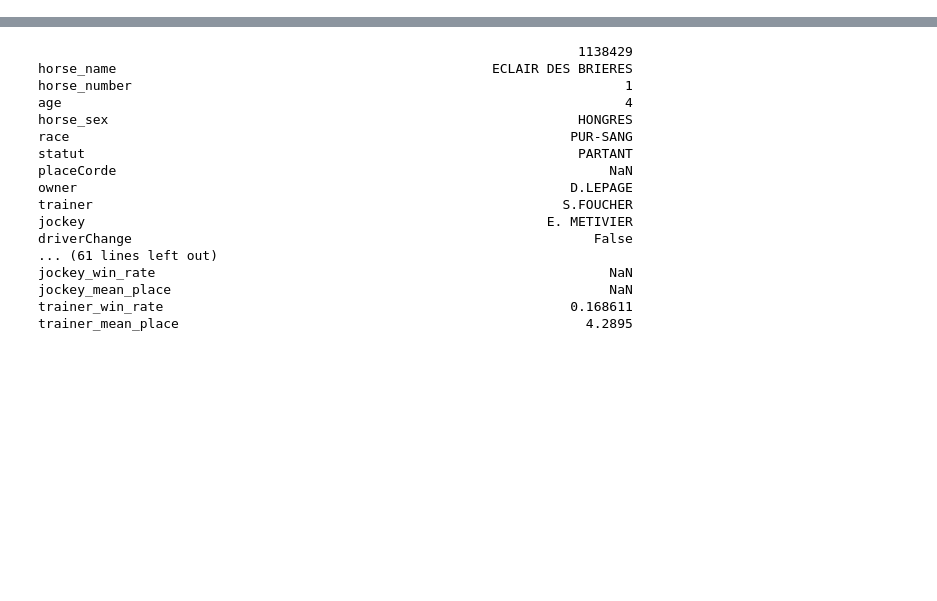
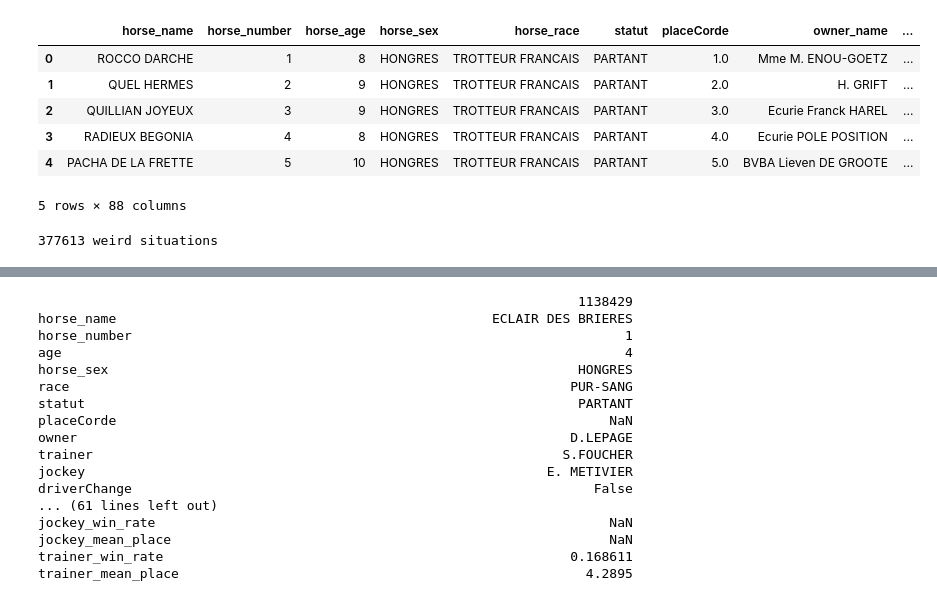
Before and after one commit to M3g4lodon/Benter-Project, a Jupyter notebook: scripts/get_data.ipynb, the cells around one changed output, grey strips where cells are left out. Cells and saved outputs as stored; diff of their text form; code cells hidden in the pictures; blank space fills up the shorter version.

```diff
--- a/scripts/get_data.ipynb
+++ b/scripts/get_data.ipynb
@@ -4,0 +26,14 @@ C:\Users\Mathieu\Desktop\Projets\Benter
+# %%
+# Count complete data race
+
+race_horse_df = import_data.load_featured_data(source=SOURCE_PMU)
+# %%
+race_horse_df.head()
+# %% [output]
+|  | horse_name | horse_number | horse_age | horse_sex | horse_race | statut | placeCorde | owner_name | ... |
+| 0 | ROCCO DARCHE | 1 | 8 | HONGRES | TROTTEUR FRANCAIS | PARTANT | 1.0 | Mme M. ENOU-GOETZ | ... |
+| 1 | QUEL HERMES | 2 | 9 | HONGRES | TROTTEUR FRANCAIS | PARTANT | 2.0 | H. GRIFT | ... |
+| 2 | QUILLIAN JOYEUX | 3 | 9 | HONGRES | TROTTEUR FRANCAIS | PARTANT | 3.0 | Ecurie Franck HAREL | ... |
+| 3 | RADIEUX BEGONIA | 4 | 8 | HONGRES | TROTTEUR FRANCAIS | PARTANT | 4.0 | Ecurie POLE POSITION | ... |
+| 4 | PACHA DE LA FRETTE | 5 | 10 | HONGRES | TROTTEUR FRANCAIS | PARTANT | 5.0 | BVBA Lieven DE GROOTE | ... |
+5 rows × 88 columns
@@ -4,0 +46,30 @@ C:\Users\Mathieu\Desktop\Projets\Benter
+# %%
+records=[]
+n_weird_situations=0
+for rh_serie in tqdm(
+        race_horse_df.itertuples(index=True, name="Race_Horse"),
+        total=len(race_horse_df),
+        desc="Looking for past races",
+        unit="horse_in_race",
+    ):
+    if rh_serie.indicateurInedit:
+        records.append({"Index": rh_serie.Index, 'complete_past_races':True})
+        continue
+
+    horse_races_history = get_horse_history(horse_id=rh_serie.horse_id)
+    previous_horse_races=horse_races_history[horse_races_history['race_datetime']<rh_serie.race_datetime]
+    if not (previous_horse_races['n_run_races']==np.arange(len(previous_horse_races))).all():
+        records.append({"Index": rh_serie.Index, 'complete_past_races':False})
+        continue
+
+
+    n_past_races = len(previous_horse_races.index)
+    n_run_races = max(parse_music(rh_serie.musique).n_races_in_music or 0,rh_serie.n_run_races)
+    n_weird_situations+= int(n_run_races > n_past_races)
+
+    records.append({"Index": rh_serie.Index, 'complete_past_races':rh_serie.n_run_races==n_past_races})
+
+race_horse_df=race_horse_df.join(pd.DataFrame(records).set_index("Index"));
+print(n_weird_situations, "weird situations")
+# %% [output]
+377613 weird situations
```
Also changed, not shown: parts of 9 cells of this notebook, 15 other files.
